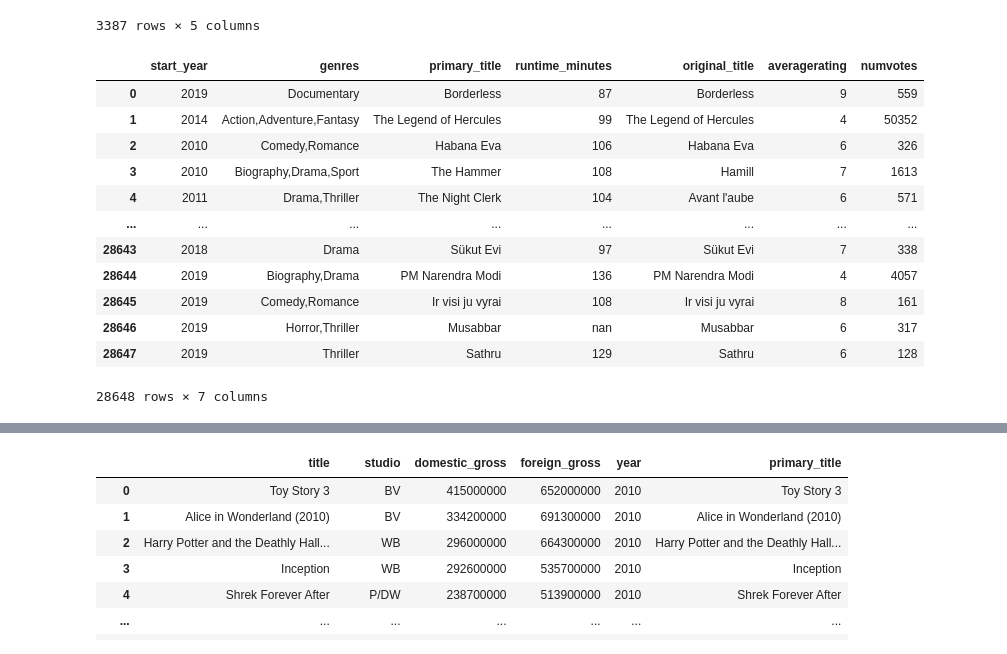
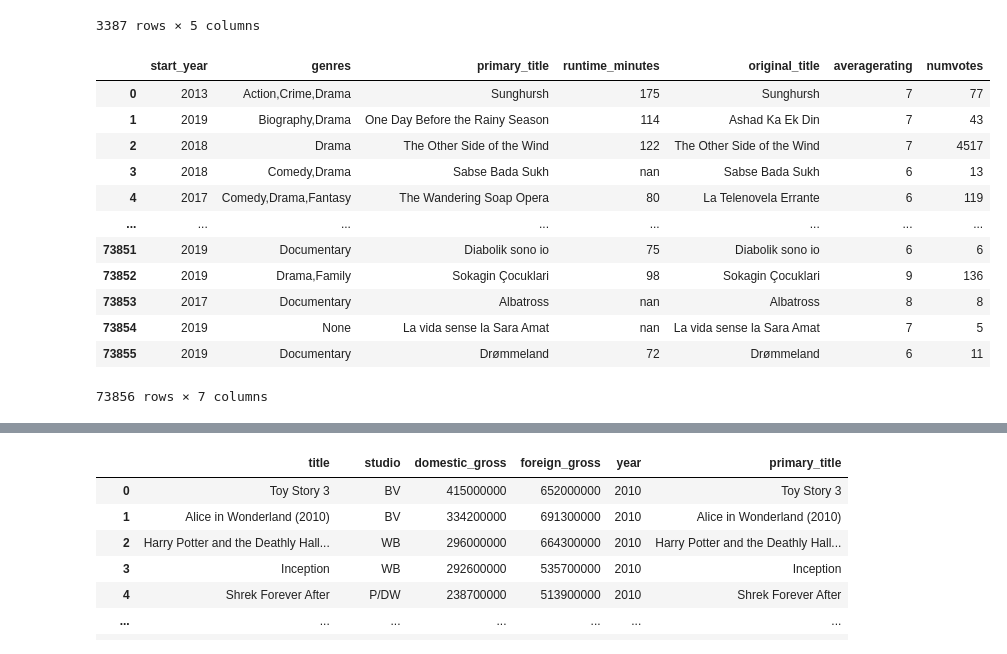
Before and after one commit to jaredlil/Phase_2_Project_Film, a Jupyter notebook: Project 2 - Film Analysis.ipynb, the cells around one changed output, grey strips where cells are left out. Saved outputs shown, nothing was run; the diff lists cells and outputs as text; code cells hidden in the pictures.

```diff
--- a/Project 2 - Film Analysis.ipynb
+++ b/Project 2 - Film Analysis.ipynb
@@ -55,30 +57,29 @@ conn = sqlite3.connect('zippedData/im.db')
 # %%
 # Combined two tables into a dataframe using SQL, filtered out all ratings with under 100 number of votes
 q = """
     SELECT  movie_basics.start_year,
             movie_basics.genres,
             movie_basics.primary_title,
             movie_basics.runtime_minutes,
             movie_basics.original_title,
             movie_ratings.averagerating,
             movie_ratings.numvotes
        FROM movie_basics
-      JOIN movie_ratings USING(movie_id)
-      WHERE movie_ratings.numvotes > 100 ;
+      JOIN movie_ratings USING(movie_id);
     """
 df_movie_rating = pd.read_sql(q, conn)
 df_movie_rating
 # %% [output]
 |  | start_year | genres | primary_title | runtime_minutes | original_title | averagerating | numvotes |
-| 0 | 2019 | Documentary | Borderless | 87 | Borderless | 9 | 559 |
-| 1 | 2014 | Action,Adventure,Fantasy | The Legend of Hercules | 99 | The Legend of Hercules | 4 | 50352 |
-| 2 | 2010 | Comedy,Romance | Habana Eva | 106 | Habana Eva | 6 | 326 |
-| 3 | 2010 | Biography,Drama,Sport | The Hammer | 108 | Hamill | 7 | 1613 |
-| 4 | 2011 | Drama,Thriller | The Night Clerk | 104 | Avant l'aube | 6 | 571 |
+| 0 | 2013 | Action,Crime,Drama | Sunghursh | 175 | Sunghursh | 7 | 77 |
+| 1 | 2019 | Biography,Drama | One Day Before the Rainy Season | 114 | Ashad Ka Ek Din | 7 | 43 |
+| 2 | 2018 | Drama | The Other Side of the Wind | 122 | The Other Side of the Wind | 7 | 4517 |
+| 3 | 2018 | Comedy,Drama | Sabse Bada Sukh | nan | Sabse Bada Sukh | 6 | 13 |
+| 4 | 2017 | Comedy,Drama,Fantasy | The Wandering Soap Opera | 80 | La Telenovela Errante | 6 | 119 |
 | ... | ... | ... | ... | ... | ... | ... | ... |
-| 28643 | 2018 | Drama | Sükut Evi | 97 | Sükut Evi | 7 | 338 |
-| 28644 | 2019 | Biography,Drama | PM Narendra Modi | 136 | PM Narendra Modi | 4 | 4057 |
-| 28645 | 2019 | Comedy,Romance | Ir visi ju vyrai | 108 | Ir visi ju vyrai | 8 | 161 |
-| 28646 | 2019 | Horror,Thriller | Musabbar | nan | Musabbar | 6 | 317 |
-| 28647 | 2019 | Thriller | Sathru | 129 | Sathru | 6 | 128 |
+| 73851 | 2019 | Documentary | Diabolik sono io | 75 | Diabolik sono io | 6 | 6 |
+| 73852 | 2019 | Drama,Family | Sokagin Çocuklari | 98 | Sokagin Çocuklari | 9 | 136 |
+| 73853 | 2017 | Documentary | Albatross | nan | Albatross | 8 | 8 |
+| 73854 | 2019 | None | La vida sense la Sara Amat | nan | La vida sense la Sara Amat | 7 | 5 |
+| 73855 | 2019 | Documentary | Drømmeland | 72 | Drømmeland | 6 | 11 |
-28648 rows × 7 columns
+73856 rows × 7 columns
```
Also changed, not shown: parts of 45 cells of this notebook.
